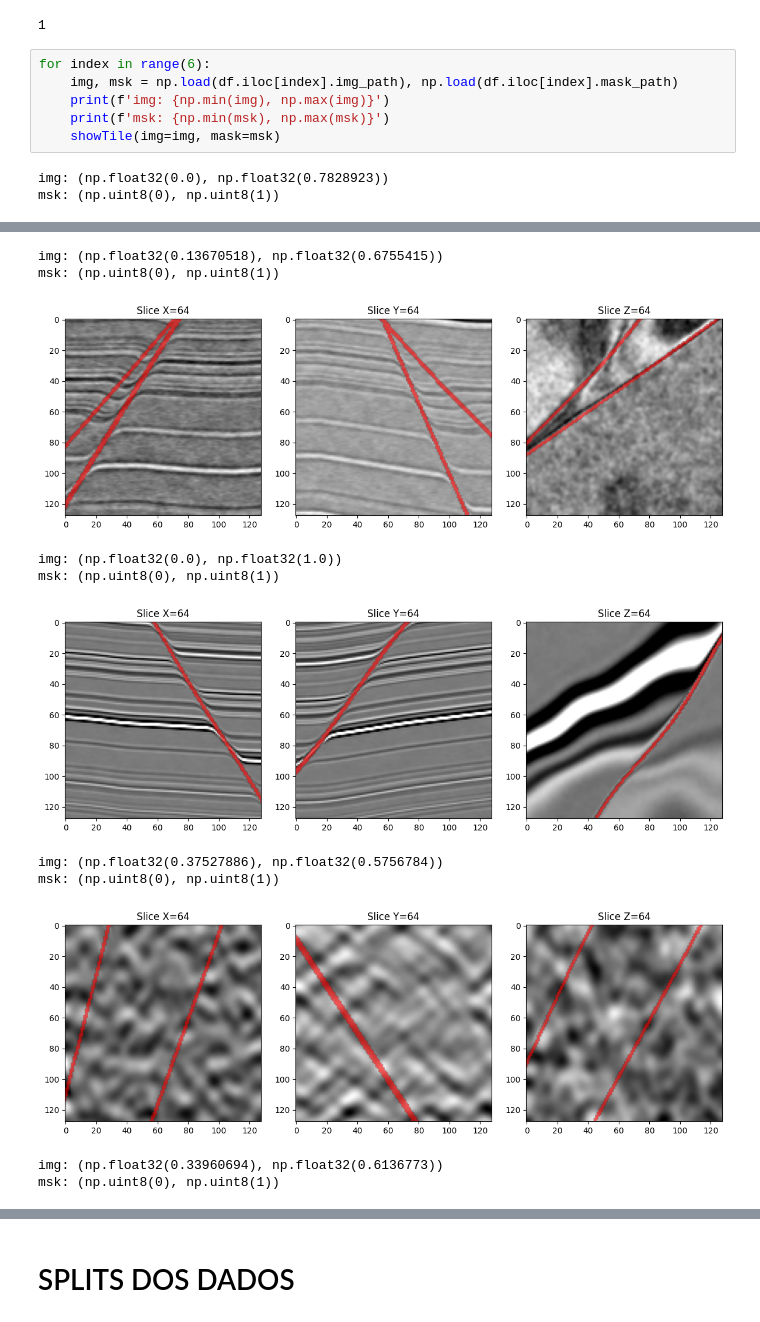
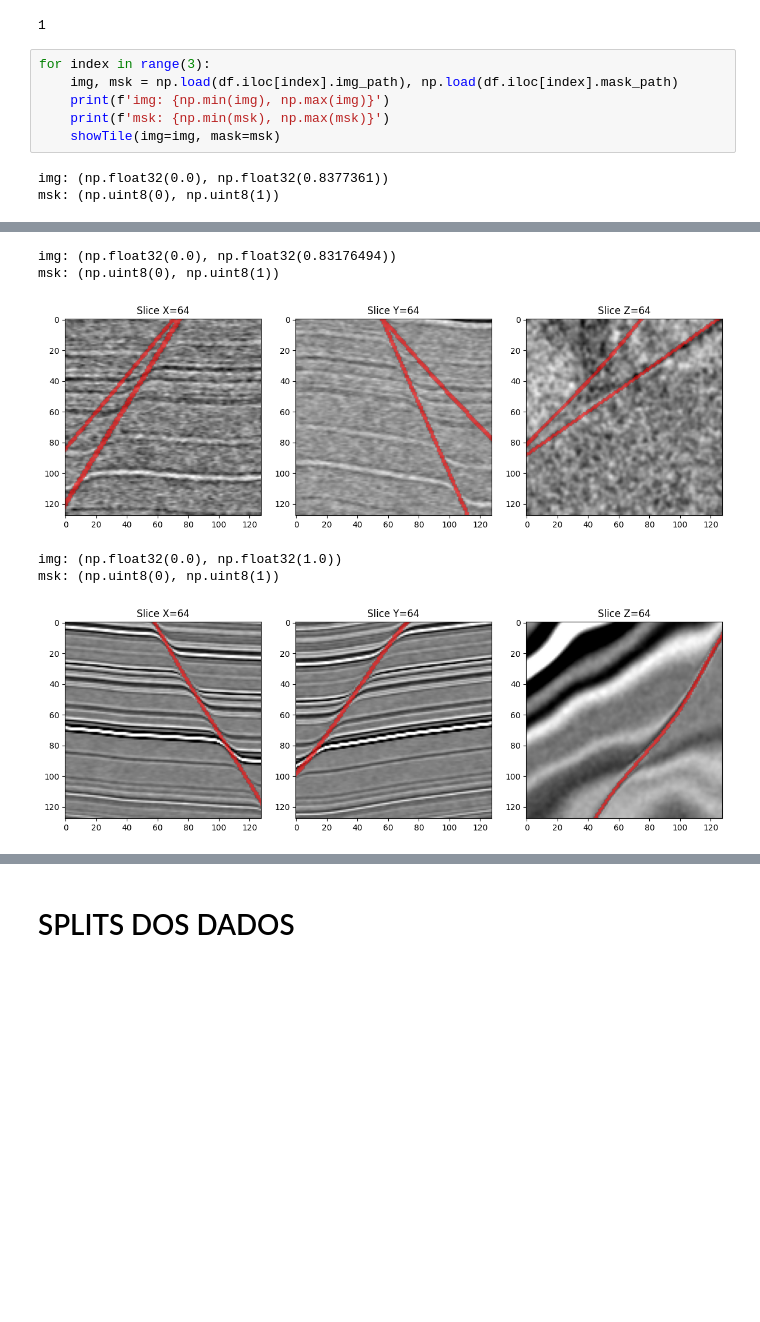
Before and after one commit to KlaussMarchi/Falhas, a Jupyter notebook: Model/Analysis.ipynb, the cells around one changed output, grey strips where cells are left out. Saved outputs shown, nothing was run; the diff lists cells and outputs as text; blank space fills up the shorter version.

```diff
--- a/Model/Analysis.ipynb
+++ b/Model/Analysis.ipynb
@@ -103,11 +103,11 @@ classes
 # %% [output]
 1
 # %%
-for index in range(6):
+for index in range(3):
     img, msk = np.load(df.iloc[index].img_path), np.load(df.iloc[index].mask_path)
     print(f'img: {np.min(img), np.max(img)}')
     print(f'msk: {np.min(msk), np.max(msk)}')
     showTile(img=img, mask=msk)
 # %% [output]
-img: (np.float32(0.0), np.float32(0.7828923))
+img: (np.float32(0.0), np.float32(0.8377361))
 msk: (np.uint8(0), np.uint8(1))
@@ -115,11 +115,6 @@ msk: (np.uint8(0), np.uint8(1))
-img: (np.float32(0.13670518), np.float32(0.6755415))
+img: (np.float32(0.0), np.float32(0.83176494))
 msk: (np.uint8(0), np.uint8(1))
-[figure, old version]
+[figure, new version]
 img: (np.float32(0.0), np.float32(1.0))
 msk: (np.uint8(0), np.uint8(1))
-[figure, old version]
+[figure, new version]
-img: (np.float32(0.37527886), np.float32(0.5756784))
-msk: (np.uint8(0), np.uint8(1))
-[figure, removed]
-img: (np.float32(0.33960694), np.float32(0.6136773))
-msk: (np.uint8(0), np.uint8(1))
```
Also changed, not shown: parts of 10 cells of this notebook, 16 other files.
